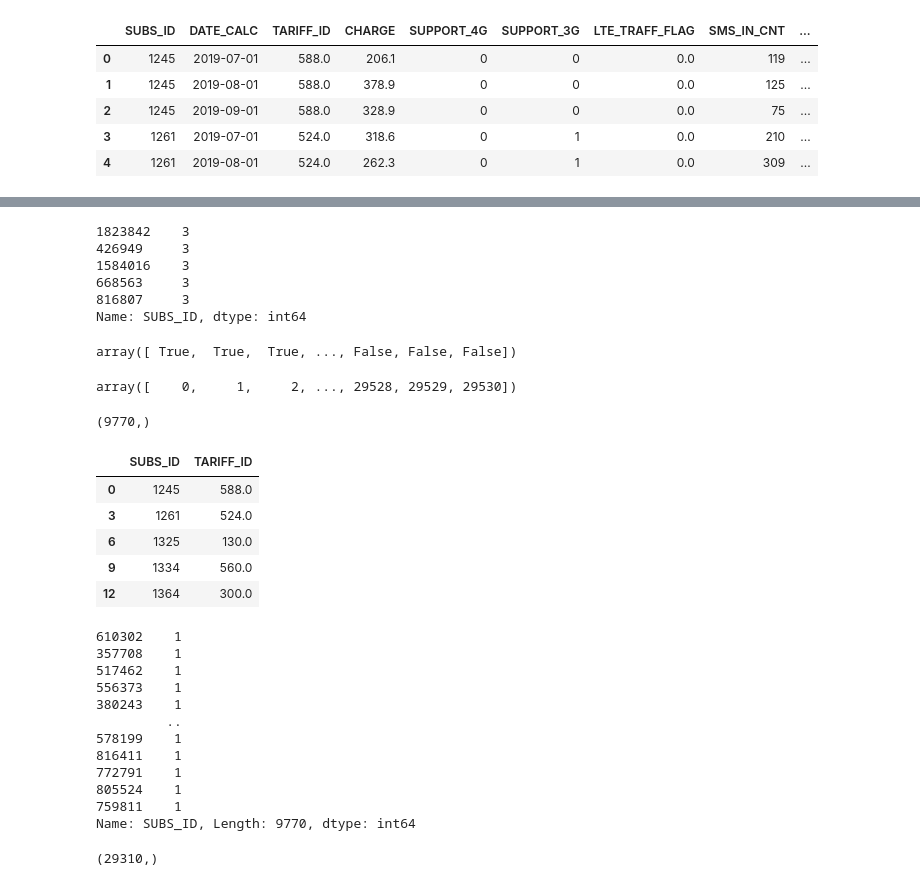
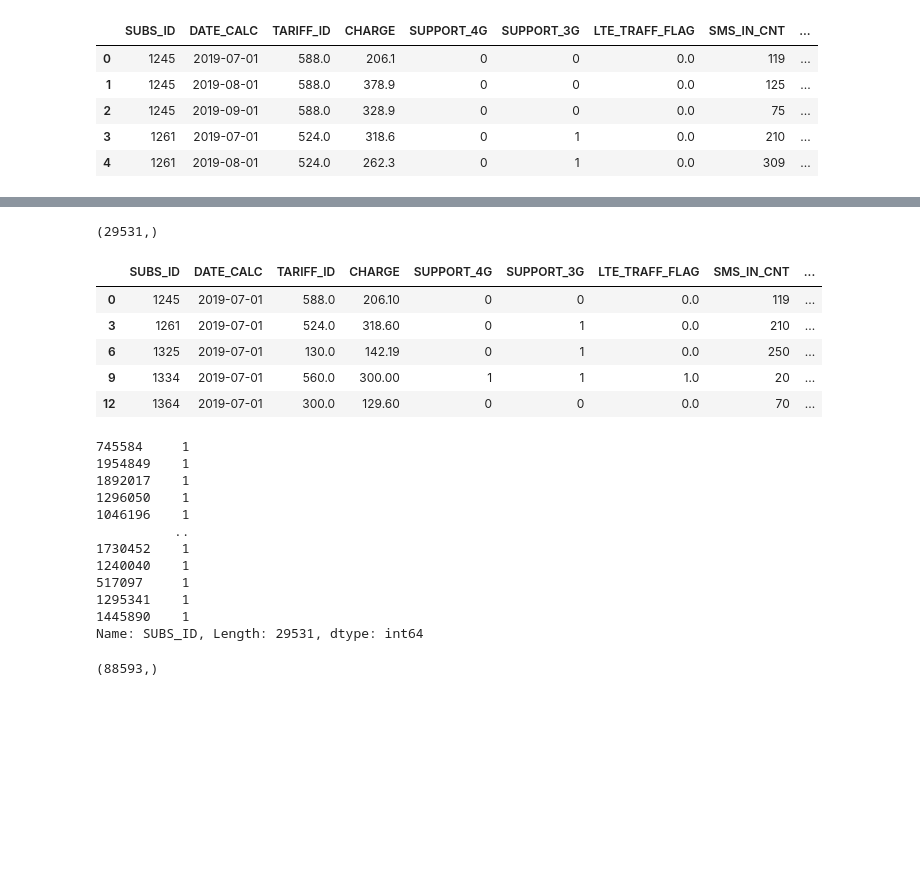
Before and after one commit to marcenavuc/best, a Jupyter notebook: Prepare.ipynb, the cells around one changed output, grey strips where cells are left out. Drawn from its saved outputs; the diff is of its cells as text; code cells hidden in the pictures; blank space fills up the shorter version.

```diff
--- a/Prepare.ipynb
+++ b/Prepare.ipynb
@@ -53,18 +28,0 @@ people_posts = prep_df['SUBS_ID'].value_counts()
-# %%
-people_posts.head()
-# %% [output]
-1823842    3
-426949     3
-1584016    3
-668563     3
-816807     3
-Name: SUBS_ID, dtype: int64
-# %%
-people_posts.values == 3
-# %% [output]
-array([ True,  True,  True, ..., False, False, False])
-# %%
-indexs = np.where(people_posts.values == 3)[0]
-indexs
-# %% [output]
-array([    0,     1,     2, ..., 29528, 29529, 29530])
@@ -71,37 +41,37 @@ array([    0,     1,     2, ..., 29528, 29529, 29530])
 # %%
 a = []
-for i in range(0, prep.shape[0]-2):
-    if prep_df['SUBS_ID'][i] == prep_df['SUBS_ID'][i + 1] == prep_df['SUBS_ID'][i + 2]:
+for i in range(0, df.shape[0]-2):
+    if df['SUBS_ID'][i] == df['SUBS_ID'][i + 1] == df['SUBS_ID'][i + 2]:
         a.append(i)
 a = np.array(a)
 a.shape
 # %% [output]
-(9770,)
+(29531,)
 # %%
-prep = prep_df.loc[a]
+prep = df.loc[a]
 prep.head()
 # %% [output]
-|  | SUBS_ID | TARIFF_ID |
-| 0 | 1245 | 588.0 |
-| 3 | 1261 | 524.0 |
-| 6 | 1325 | 130.0 |
-| 9 | 1334 | 560.0 |
-| 12 | 1364 | 300.0 |
+|  | SUBS_ID | DATE_CALC | TARIFF_ID | CHARGE | SUPPORT_4G | SUPPORT_3G | LTE_TRAFF_FLAG | SMS_IN_CNT | ... |
+| 0 | 1245 | 2019-07-01 | 588.0 | 206.10 | 0 | 0 | 0.0 | 119 | ... |
+| 3 | 1261 | 2019-07-01 | 524.0 | 318.60 | 0 | 1 | 0.0 | 210 | ... |
+| 6 | 1325 | 2019-07-01 | 130.0 | 142.19 | 0 | 1 | 0.0 | 250 | ... |
+| 9 | 1334 | 2019-07-01 | 560.0 | 300.00 | 1 | 1 | 1.0 | 20 | ... |
+| 12 | 1364 | 2019-07-01 | 300.0 | 129.60 | 0 | 0 | 0.0 | 70 | ... |
 # %%
 prep['SUBS_ID'].value_counts()
 # %% [output]
-610302    1
-357708    1
-517462    1
-556373    1
-380243    1
-         ..
-578199    1
-816411    1
-772791    1
-805524    1
-759811    1
-Name: SUBS_ID, Length: 9770, dtype: int64
+745584     1
+1954849    1
+1892017    1
+1296050    1
+1046196    1
+          ..
+1730452    1
+1240040    1
+517097     1
+1295341    1
+1445890    1
+Name: SUBS_ID, Length: 29531, dtype: int64
 # %%
 b = []
 for i in range(df['SUBS_ID'].values.shape[0]):
@@ -110,5 +80,5 @@ for i in range(df['SUBS_ID'].values.shape[0]):
 b = np.array(b)
 b.shape
 # %% [output]
-(29310,)
+(88593,)
 # %%
```
Also changed, not shown: parts of 8 cells of this notebook.
